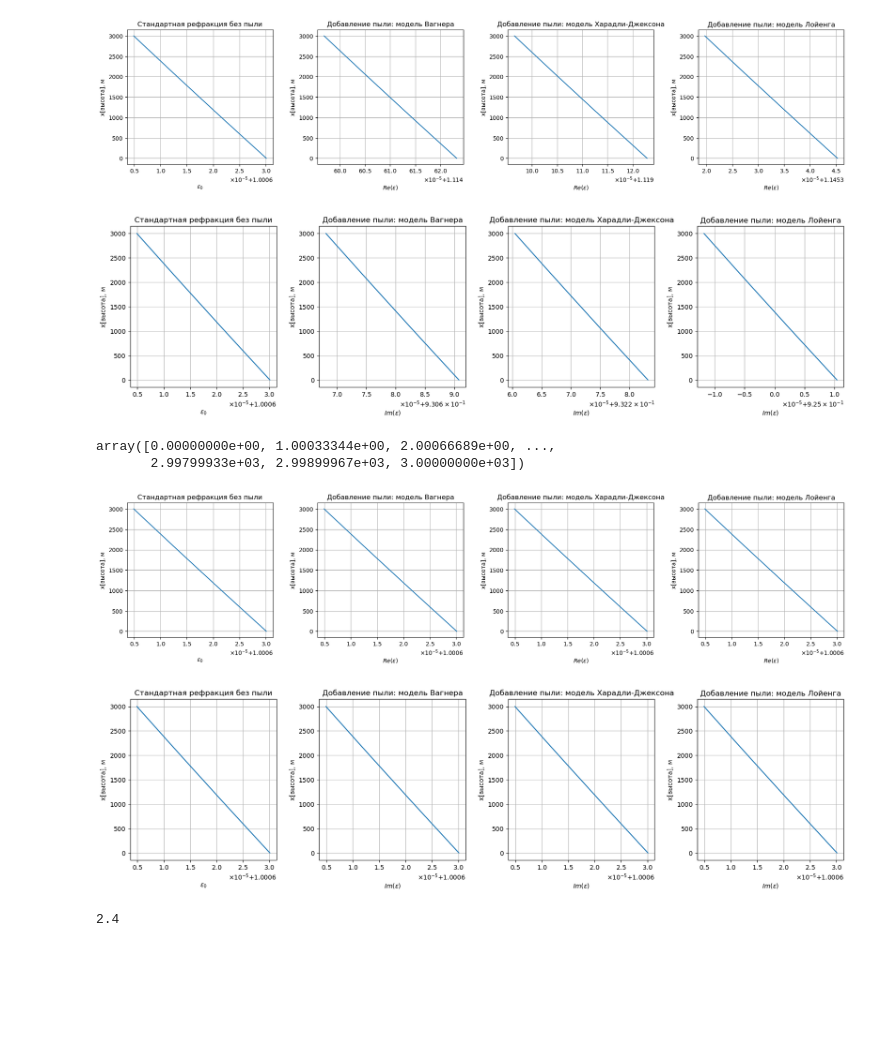
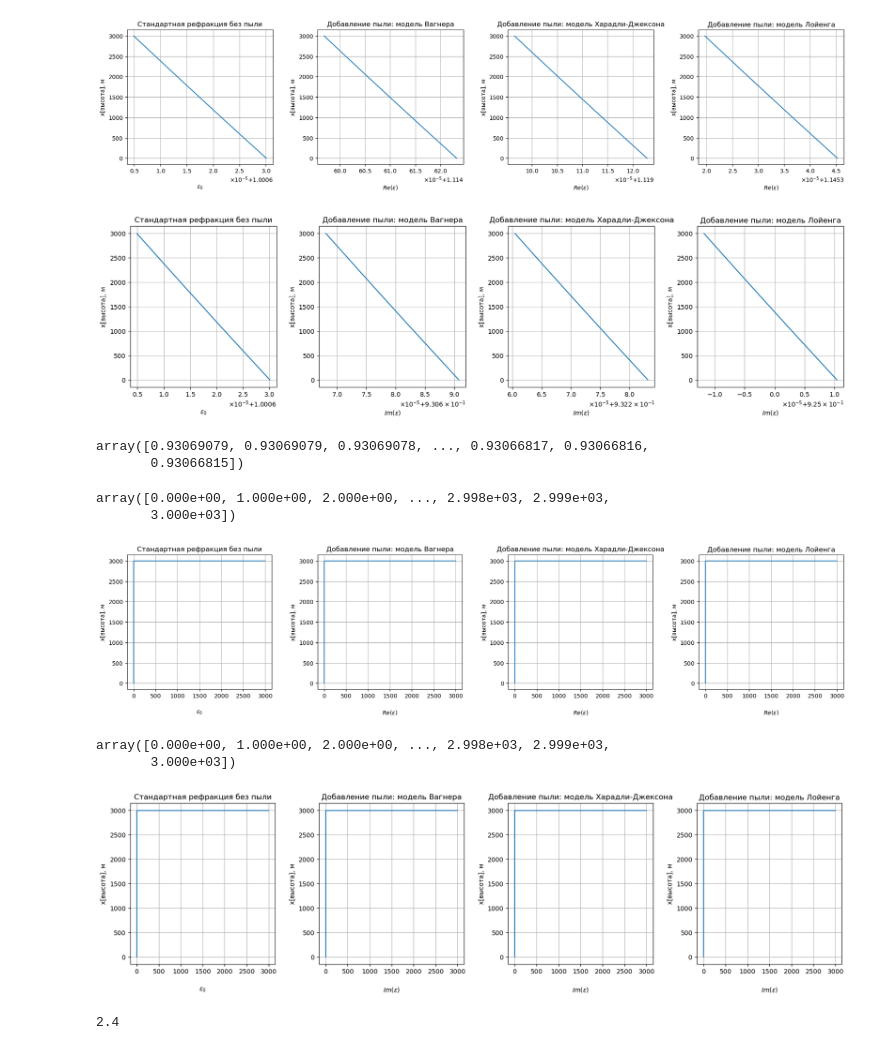
Before and after one commit to Margo-10/pe_radiowaves, a Jupyter notebook: pe_radiowaves.ipynb, the cells around one changed output. Drawn from its saved outputs; the diff is of its cells as text; code cells hidden in the pictures; blank space fills up the shorter version.

```diff
--- a/pe_radiowaves.ipynb
+++ b/pe_radiowaves.ipynb
@@ -16,15 +16,15 @@ import cmath
 # from mpl_toolkits.axisartist.axislines import Subplot
 # %%
 H_max = 3000
-h = np.linspace(0, H_max, H_max)
-eps_0 = np.linspace(0, H_max, H_max)
-eps_w_real = np.linspace(0, H_max, H_max)
-eps_kj_real = np.linspace(0, H_max, H_max)
-eps_l_real = np.linspace(0, H_max, H_max)
-eps_w_complex = np.linspace(0, H_max, H_max)
-eps_kj_complex = np.linspace(0, H_max, H_max)
-eps_l_complex = np.linspace(0, H_max, H_max)
+h = np.linspace(0, H_max, H_max+1)
+eps_0 = np.linspace(0, H_max, H_max+1)
+eps_w_real = np.linspace(0, H_max, H_max+1)
+eps_kj_real = np.linspace(0, H_max, H_max+1)
+eps_l_real = np.linspace(0, H_max, H_max+1)
+eps_w_complex = np.linspace(0, H_max, H_max+1)
+eps_kj_complex = np.linspace(0, H_max, H_max+1)
+eps_l_complex = np.linspace(0, H_max, H_max+1)
 phi_1 = 0.07
 eps_1= 4.56 + cmath.sqrt(-1)*0.251
-eps_1
+eps_w_real
 # %% [output]
@@ -141,19 +142,22 @@ plt.tight_layout(pad=2.08)
 plt.grid(True)
 
 plt.show()
+eps_w_complex
 # %% [output]
 [figure]
+array([0.93069079, 0.93069079, 0.93069078, ..., 0.93066817, 0.93066816,
+       0.93066815])
 # %%
 H_max = 3000
-h = np.linspace(1, H_max+1, H_max)
-phi_1 = np.linspace(0, H_max, H_max)
-eps_0 = np.linspace(0, H_max, H_max)
-eps_w_real = np.linspace(0, H_max, H_max)
-eps_kj_real = np.linspace(0, H_max, H_max)
-eps_l_real = np.linspace(0, H_max, H_max)
-eps_w_complex = np.linspace(0, H_max, H_max)
-eps_kj_complex = np.linspace(0, H_max, H_max)
-eps_l_complex = np.linspace(0, H_max, H_max)
+h = np.linspace(0, H_max, H_max+1)
+phi_1 = np.linspace(0, H_max, H_max+1)
+eps_0 = np.linspace(0, H_max, H_max+1)
+eps_w_real = np.linspace(0, H_max, H_max+1)
+eps_kj_real = np.linspace(0, H_max, H_max+1)
+eps_l_real = np.linspace(0, H_max, H_max+1)
+eps_w_complex = np.linspace(0, H_max, H_max+1)
+eps_kj_complex = np.linspace(0, H_max, H_max+1)
+eps_l_complex = np.linspace(0, H_max, H_max+1)
 eps_1= 4.56 + cmath.sqrt(-1)*0.251
 b=0.28
 rho=2440
@@ -165,10 +169,10 @@ h_0 = 2
 #for Libya and Sudan
 gamma = 1.07
 C = 2.3*1.e-5
-phi_1
+eps_w_complex
 # %% [output]
-array([0.00000000e+00, 1.00033344e+00, 2.00066689e+00, ...,
-       2.99799933e+03, 2.99899967e+03, 3.00000000e+03])
+array([0.000e+00, 1.000e+00, 2.000e+00, ..., 2.998e+03, 2.999e+03,
+       3.000e+03])
 # %%
 for i in range(H_max):
     eps_0[i] =  pow ((1 + (315*math.exp(-1.36 *1.e-5*i))*1.e-6),2)
@@ -178,9 +182,11 @@ for i in range(H_max):
     eps_w_real[i]  = 3*eps_0[i]*phi_1[i]*(eps_1.real-eps_0[i])/(eps_1.real+2*eps_0[i]) + eps_0[i]
 
 for i in range(H_max):
+    phi_1[i] = C*pow(h_0/(i+1),b)/(rho*pow(V_0,gamma))
     eps_kj_real[i] = (2*eps_0[i]*phi_1[i]*(eps_1.real-eps_0[i]) + eps_0[i]*eps_1.real + 2*eps_0[i]*eps_0[i])/(eps_1.real+2*eps_0[i]-phi_1[i]*(eps_1.real-eps_0[i]))
 
 for i in range(H_max):
+    phi_1[i] = C*pow(h_0/(i+1),b)/(rho*pow(V_0,gamma))
     eps_l_real[i] = pow((phi_1[i]*(pow(eps_1.real,1.0/3.0)-pow(eps_0[i],1.0/3.0)) + pow(eps_0[i],1.0/3.0)), 3)
 
 
@@ -198,34 +204,37 @@ plt.ticklabel_format(style='scientific',  useMathText=bool, useLocale=True)
 plt.grid(True)
 
 plt.subplot(1, 4, 2)
 plt.plot(eps_w_real, h)
 plt.xlabel('$Re(ε)$', labelpad=18)
 plt.ylabel('x[высота], м')
 plt.title('Добавление пыли: модель Вагнера')
 plt.ticklabel_format(style='scientific',  useMathText=bool, useLocale=True)
 plt.grid(True)
 
 plt.subplot(1, 4, 3)
 plt.plot(eps_kj_real, h)
 plt.xlabel('$Re(ε)$', labelpad=18)
 plt.ylabel('x[высота], м')
 plt.title('Добавление пыли: модель Харадли-Джексона')
 plt.ticklabel_format(style='scientific',  useMathText=bool, useLocale=True)
 plt.grid(True)
 
 plt.subplot(1, 4, 4)
 plt.plot(eps_l_real, h)
 plt.xlabel('$Re(ε)$', labelpad=18)
 plt.ylabel('x[высота], м')
 plt.title('Добавление пыли: модель Лойенга')
 plt.ticklabel_format(style='scientific',  useMathText=bool, useLocale=True)
 plt.tight_layout(pad=3.08)
 plt.grid(True)
 
 
 plt.show()
+eps_w_complex
 # %% [output]
-[figure, old version]
+[figure, new version]
+array([0.000e+00, 1.000e+00, 2.000e+00, ..., 2.998e+03, 2.999e+03,
+       3.000e+03])
 # %%
 for i in range(H_max):
     eps_0[i] =  pow ((1 + (315*math.exp(-1.36 *1.e-5*i))*1.e-6),2)
@@ -235,10 +244,12 @@ for i in range(H_max):
     eps_w_complex[i]  = 3*eps_0[i]*phi_1[i]*(eps_1.imag-eps_0[i])/(eps_1.imag+2*eps_0[i]) + eps_0[i]
 
 for i in range(H_max):
+    phi_1[i] = C*pow(h_0/(i+1),b)/(rho*pow(V_0,gamma))
     eps_kj_complex[i] = (2*eps_0[i]*phi_1[i]*(eps_1.imag-eps_0[i]) + eps_0[i]*eps_1.imag + 2*eps_0[i]*eps_0[i])/(eps_1.imag+2*eps_0[i]-phi_1[i]*(eps_1.imag-eps_0[i]))
 
 for i in range(H_max):
-     eps_l_complex[i] = pow((phi_1[i]*(pow(eps_1.imag,1.0/3.0)-pow(eps_0[i],1.0/3.0)) + pow(eps_0[i],1.0/3.0)), 3)
+    phi_1[i] = C*pow(h_0/(i+1),b)/(rho*pow(V_0,gamma))
+    eps_l_complex[i] = pow((phi_1[i]*(pow(eps_1.imag,1.0/3.0)-pow(eps_0[i],1.0/3.0)) + pow(eps_0[i],1.0/3.0)), 3)
 
 fig = plt.figure()
 fig.set_figheight(5)
@@ -285,7 +296,7 @@ plt.grid(True)
 
 plt.show()
 # %% [output]
-[figure, old version]
+[figure, new version]
 # %%
 data7 = np.genfromtxt(r"C:\\GitHub\\pe_radiowaves\\5_tilt.txt",encoding='utf-8').transpose()
 # %%
```
Also changed, not shown: parts of 2 cells of this notebook.
